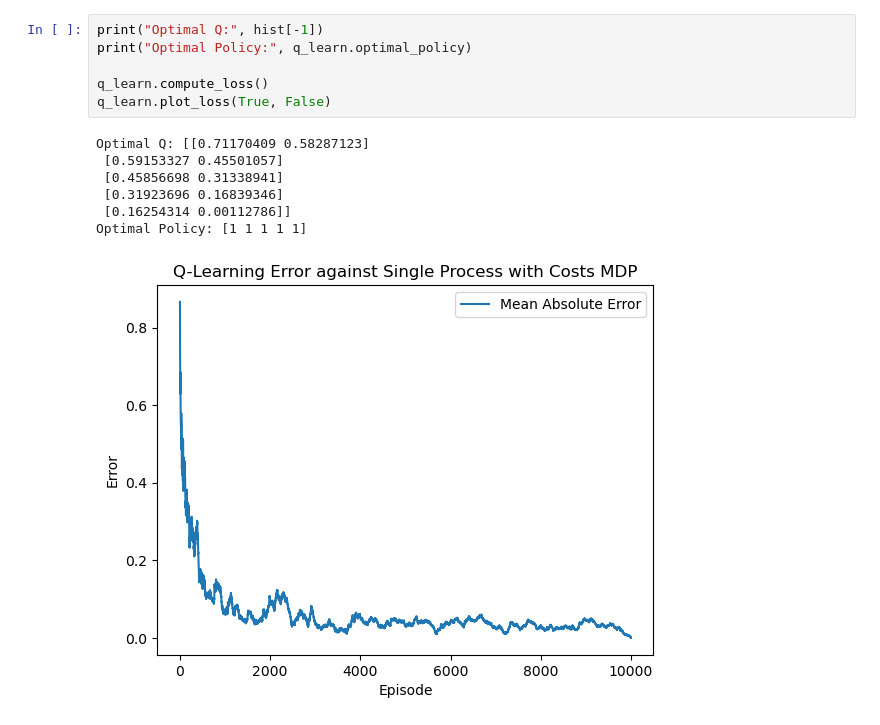
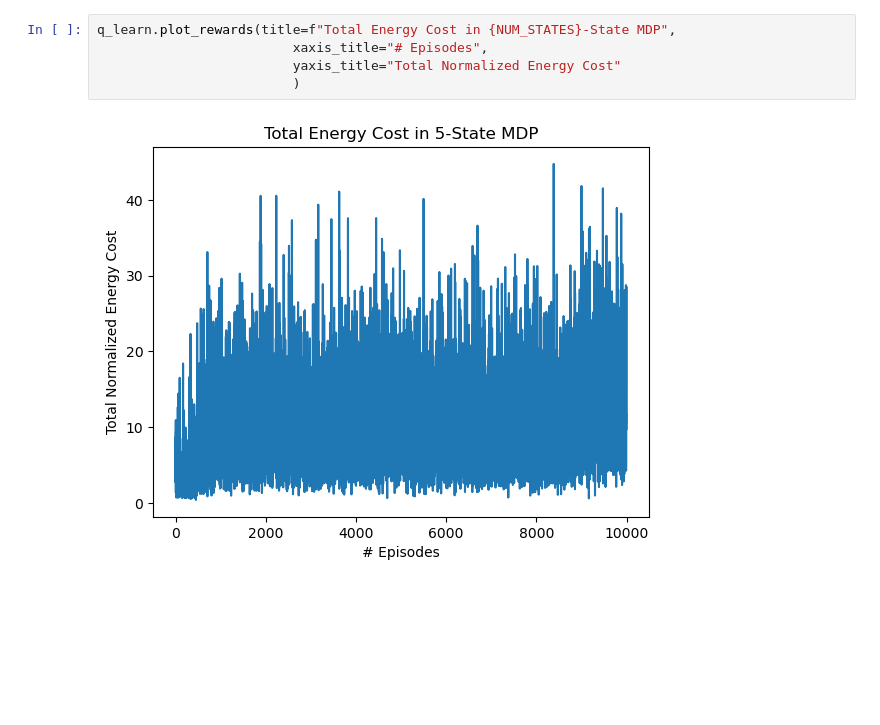
Before and after one commit to justinband/green-scheduling, a Jupyter notebook: q-learn-with-cost.ipynb, the cells around one changed output. Cells and saved outputs as stored; diff of their text form; blank space fills up the shorter version.

```diff
--- a/q-learn-with-cost.ipynb
+++ b/q-learn-with-cost.ipynb
@@ -32,14 +21,7 @@ array([[1., 1.],
-# %%
-print("Optimal Q:", hist[-1])
-print("Optimal Policy:", q_learn.optimal_policy)
-
-q_learn.compute_loss()
-q_learn.plot_loss(True, False)
-# %% [output]
-Optimal Q: [[0.71170409 0.58287123]
- [0.59153327 0.45501057]
- [0.45856698 0.31338941]
- [0.31923696 0.16839346]
- [0.16254314 0.00112786]]
-Optimal Policy: [1 1 1 1 1]
-[figure, removed]
+# %%
+q_learn.plot_rewards(title=f"Total Energy Cost in {NUM_STATES}-State MDP",
+                         xaxis_title="# Episodes",
+                         yaxis_title="Total Normalized Energy Cost"
+                         )
+# %% [output]
+[figure, added]
```
Also changed, not shown: parts of 3 cells of this notebook, 2 other files.
